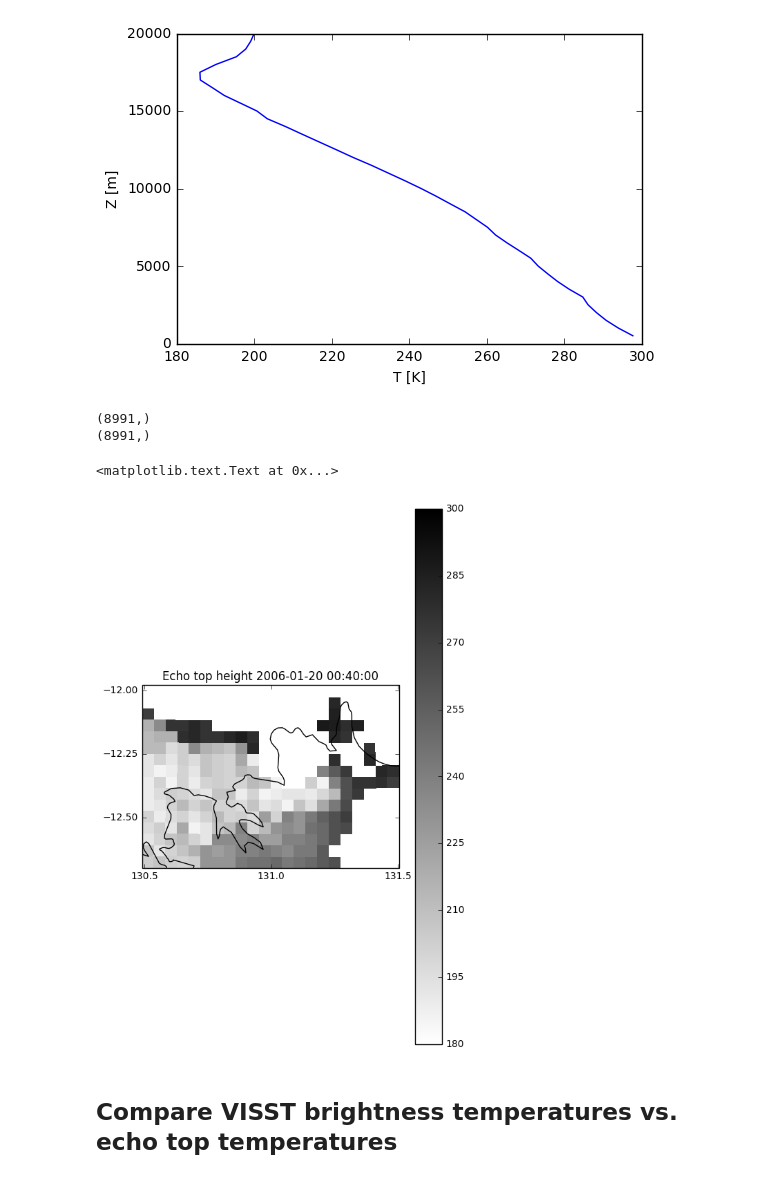
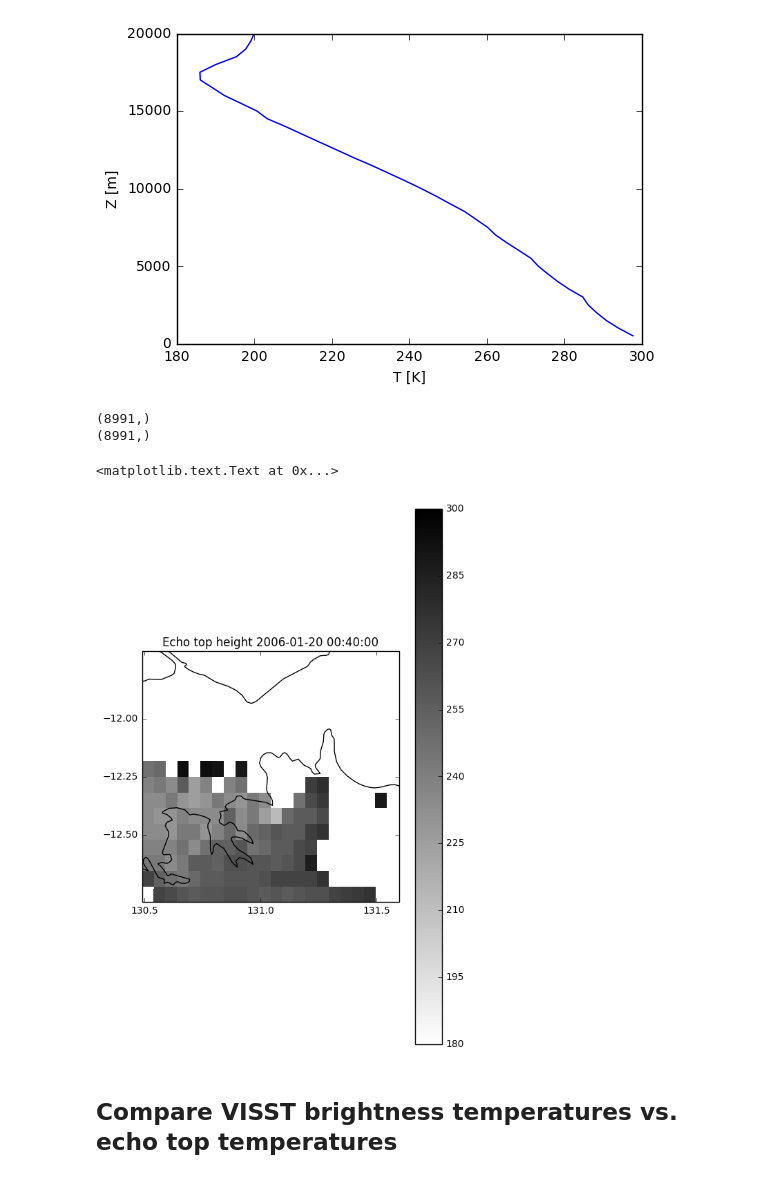
Before and after one commit to rcjackson/cmdv-rrm-anl, a Jupyter notebook: notebooks/Echo top heights.ipynb, the cells around one changed output. Drawn from its saved outputs; the diff is of its cells as text; code cells hidden in the pictures.

Commit message:
ENH: Echo top heights based off of texture

```diff
--- a/notebooks/Echo top heights.ipynb
+++ b/notebooks/Echo top heights.ipynb
@@ -208,22 +69,11 @@ Looking for files with format /home/rjackson/multidop_grids/cf_compliant_grid200
-# %%
-time_to_choose = times[6]
-pyart_grid = get_grid_from_dda(time_to_choose)
-bca = get_bca(pyart_grid)
-w = pyart_grid.fields['upward_air_velocity']['data']
-z = pyart_grid.fields['reflectivity']['data']
-bca = np.ma.masked_invalid(bca)
-
-for levels in range(0,num_levels-1):
-    w_outside_updraft = np.logical_or(w[levels] < 1, w[levels] > 99.0)
-    outside_dd_lobes = np.logical_or(bca < math.pi/6, bca > 5*math.pi/6)
-    w[levels] = np.ma.masked_where(np.logical_or(w_outside_updraft,
-                                                 outside_dd_lobes), w[levels])
-    z[levels] = np.ma.masked_where(np.logical_or(w_outside_updraft,
-                                                 outside_dd_lobes), z[levels])
-
-grid_x = pyart_grid.point_x['data']
-grid_y = pyart_grid.point_y['data']
-grid_z = pyart_grid.point_z['data']
+# %%
+pyart_grid = pyart.io.read_grid(grid_path)
+z = pyart_grid.fields['velocity_texture']['data']
+bca = np.ma.masked_invalid(bca)
+
+grid_x = pyart_grid.point_x['data']
+grid_y = pyart_grid.point_y['data']
+grid_z = pyart_grid.point_z['data']
 # %%
 Sounding_netcdf = Dataset(sounding, mode='r')
 Time = Sounding_netcdf.variables['time_offset'][:]
@@ -247,7 +97,7 @@ echo_top = np.zeros((array_shape[1],array_shape[2]))
 echo_temp = np.zeros((array_shape[1],array_shape[2]))
 for i in range(0, array_shape[1]):
     for j in range(0, array_shape[2]):
-        in_cloud = np.where(z[:,i,j] > 0)
+        in_cloud = np.where(z[:,i,j] < 2)
         if(len(in_cloud[0]) > 0):
             in_cloud = in_cloud[0][-1]
             echo_top[i,j] = grid_z[in_cloud,i,j]
@@ -269,49 +119,34 @@ y = pyart_grid.point_latitude['data'][0,
                                       ::resolution]
 # Grid echo top height to coarser resolution
 Lon = pyart_grid.point_longitude['data'][0]
 Lat = pyart_grid.point_latitude['data'][0]
 Lon = Lon.flatten()
 Lat = Lat.flatten()
 echo_top = echo_top.flatten()
 echo_temp = echo_temp.flatten()
 print(echo_top.shape)
 print(Lat.shape)
 echo_temp = interpolate.griddata((Lon,Lat), echo_temp, (x,y), method='linear')
 plt.figure(figsize=(6,10))
 plt.subplot(211)
 ax = plt.axes(projection=ccrs.PlateCarree())
 ax.coastlines(resolution='10m')
 
 ax.set_xticks([130, 130.5, 131, 131.5, 132], crs=ccrs.PlateCarree())
 ax.set_yticks([-14, -13.5, -13, -12.5, -12.25,
                -12, -11,-10.5,], crs=ccrs.PlateCarree())
 plt.pcolormesh(x,
                y,
                echo_temp,
                cmap=plt.get_cmap('gray_r'))
 plt.colorbar()
 plt.clim([180, 300])
 plt.title('Echo top height ' + str(time_to_choose))
-
-#plt.subplot(212)
-#ax = plt.axes(projection=ccrs.PlateCarree())
-#ax.coastlines(resolution='10m')
-
-#ax.set_xticks([130, 130.5, 131, 131.5, 132], crs=ccrs.PlateCarree())
-#ax.set_yticks([-14, -13.5, -13, -12.5, -12.25,
-#               -12, -11,-10.5,], crs=ccrs.PlateCarree())
-#plt.pcolormesh(pyart_grid.point_longitude['data'][0],
-#               pyart_grid.point_latitude['data'][0],
-#               z[5],
-#               cmap=plt.get_cmap('jet'))
-#plt.colorbar()
-#plt.clim([0, 60])
-#plt.title('Reflectivity')
 # %% [output]
 (8991,)
 (8991,)
 <matplotlib.text.Text at 0x...>
-[figure, old version]
+[figure, new version]
 # %% [markdown]
 ## Compare VISST brightness temperatures vs. echo top temperatures
 # %%
```
Also changed, not shown: parts of 10 cells of this notebook.
